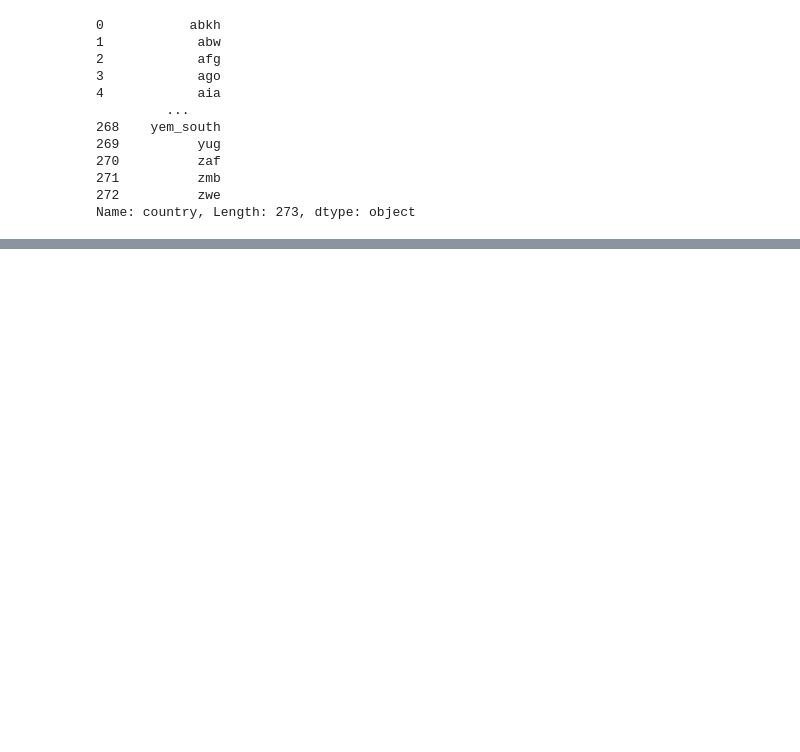
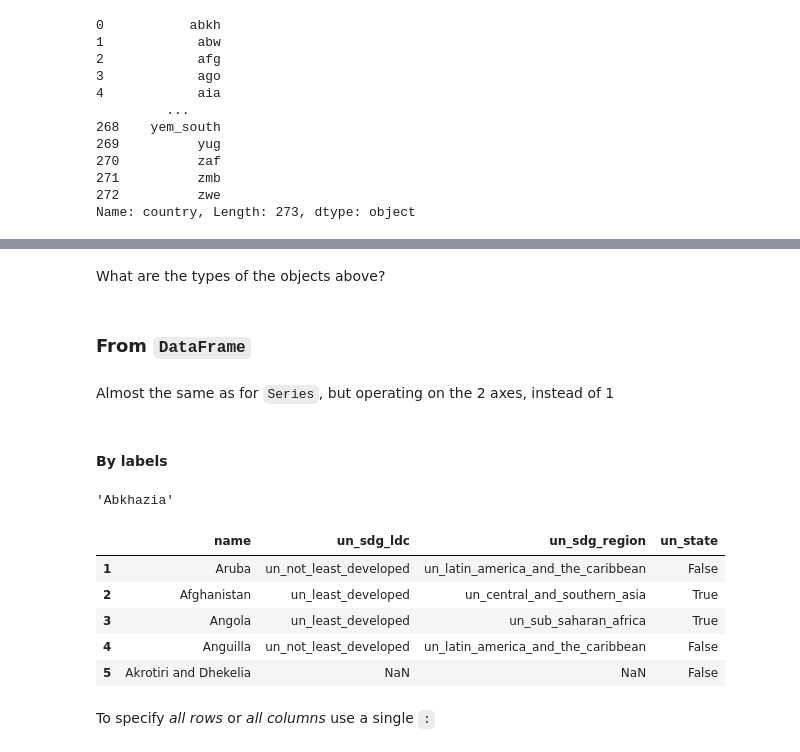
Before and after one commit to mxposed/python-data-science, a Jupyter notebook: lecture-02-pandas-intro/pandas.ipynb, the cells around one changed output, grey strips where cells are left out. Cells and saved outputs as stored; diff of their text form; code cells hidden in the pictures; blank space fills up the shorter version.

```diff
--- a/lecture-02-pandas-intro/pandas.ipynb
+++ b/lecture-02-pandas-intro/pandas.ipynb
@@ -185,0 +317,23 @@ Name: country, Length: 273, dtype: object
+# %% [markdown]
+What are the types of the objects above?
+# %% [markdown]
+### From `DataFrame`
+# %% [markdown]
+Almost the same as for `Series`, but operating on the 2 axes, instead of 1
+# %% [markdown]
+#### By labels
+# %%
+countries.loc[0, "name"]
+# %% [output]
+'Abkhazia'
+# %%
+countries.loc[1:5, "name":"un_state"]
+# %% [output]
+|  | name | un_sdg_ldc | un_sdg_region | un_state |
+| 1 | Aruba | un_not_least_developed | un_latin_america_and_the_caribbean | False |
+| 2 | Afghanistan | un_least_developed | un_central_and_southern_asia | True |
+| 3 | Angola | un_least_developed | un_sub_saharan_africa | True |
+| 4 | Anguilla | un_not_least_developed | un_latin_america_and_the_caribbean | False |
+| 5 | Akrotiri and Dhekelia | NaN | NaN | False |
+# %% [markdown]
+To specify _all rows_ or _all columns_ use a single `:`
```
Also changed, not shown: parts of 44 cells of this notebook.
